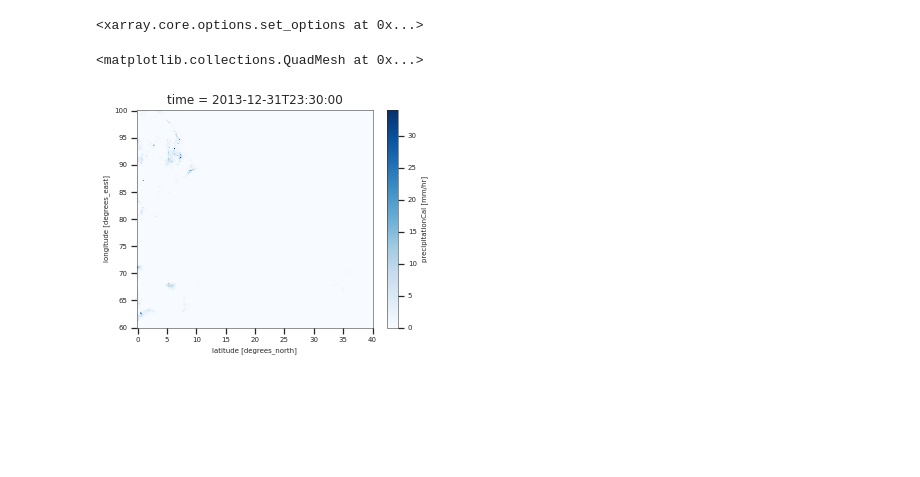
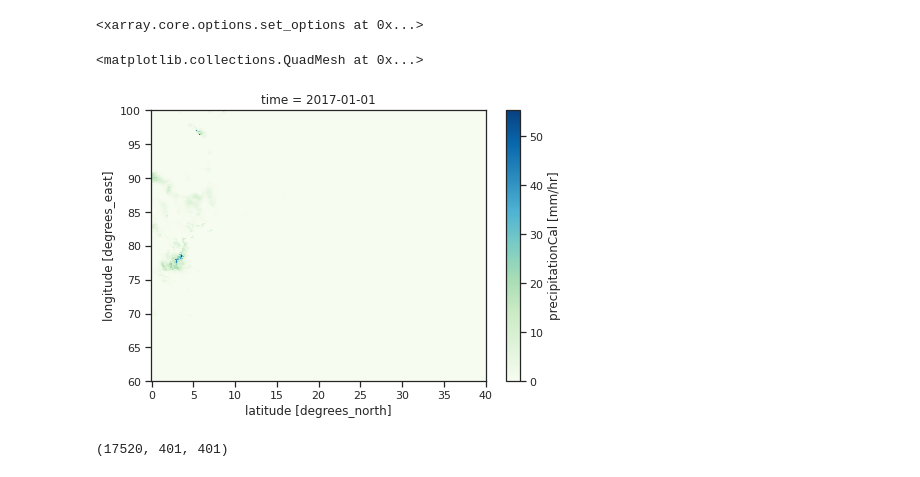
Before and after one commit to adisen99/msc_project, a Jupyter notebook: test.ipynb, the cells around one changed output. Cells and saved outputs as stored; diff of their text form; code cells hidden in the pictures; blank space fills up the shorter version.

```diff
--- a/test.ipynb
+++ b/test.ipynb
@@ -13,20 +13,24 @@ import xarray as xr
 # %%
 import seaborn as sns
 # Use seaborn style defaults and set default figure size
-# plt.style.use('seaborn-pastel')
-# sns.set_theme(style="ticks")
-plt.style.use('nature')
+plt.style.use('seaborn-pastel')
+sns.set_theme(style="ticks")
+# plt.style.use('nature')
 # %%
 # Colormap selection
-xr.set_options(cmap_divergent='RdBu_r', cmap_sequential='Blues')
+xr.set_options(cmap_divergent='RdBu_r', cmap_sequential='GnBu')
 # %% [output]
 <xarray.core.options.set_options at 0x...>
 # %%
-ds1 = xr.open_dataset('./data/GPM_data/gpm_2013.nc')
+ds1 = xr.open_dataset('./data/GPM_data/gpm_2017.nc')
 # %%
 # ds1
 # %%
-ds1.precipitationCal.isel(time = -1).plot(size=4)
+ds1.precipitationCal.isel(time = 0).plot(size=5)
 # %% [output]
 <matplotlib.collections.QuadMesh at 0x...>
-[figure, old version]
+[figure, new version]
+# %%
+ds1.precipitationCal.shape
+# %% [output]
+(17520, 401, 401)
```
